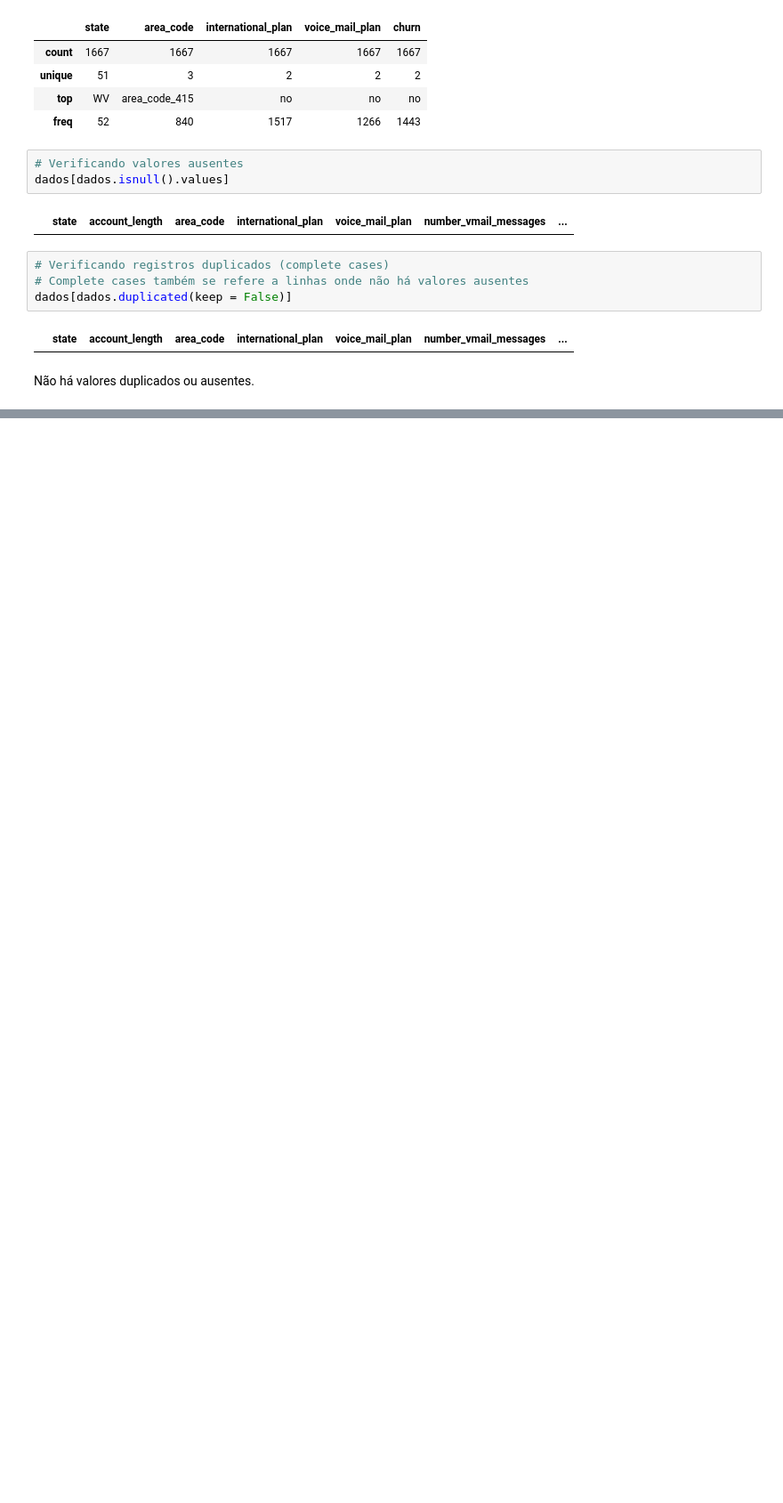
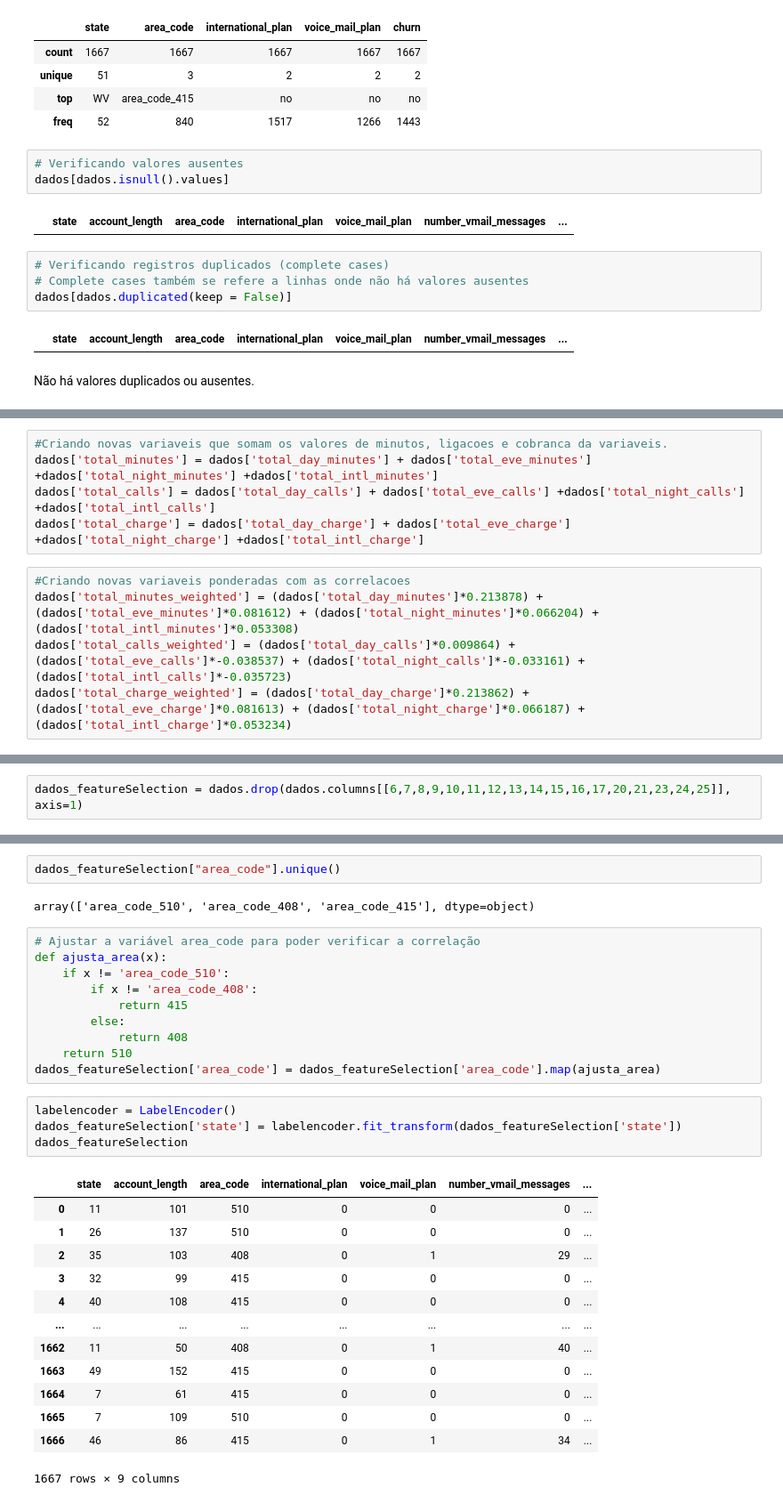
Before and after one commit to GabrielAraujoCarlos/Prevendo-Satisfacao-Cliente-Santander, a Jupyter notebook: PrevendoSatisfacao.ipynb, the cells around one changed output, grey strips where cells are left out. Shown at 89% size. Drawn from its saved outputs; the diff is of its cells as text; blank space fills up the shorter version.

Commit message:
Update project
add pre-processing, feature select and model creation

```diff
--- a/PrevendoSatisfacao.ipynb
+++ b/PrevendoSatisfacao.ipynb
@@ -138,0 +190,10 @@ Não há valores duplicados ou ausentes.
+# %%
+#Criando novas variaveis que somam os valores de minutos, ligacoes e cobranca da variaveis.
+dados['total_minutes'] = dados['total_day_minutes'] + dados['total_eve_minutes'] +dados['total_night_minutes'] +dados['total_intl_minutes']
+dados['total_calls'] = dados['total_day_calls'] + dados['total_eve_calls'] +dados['total_night_calls'] +dados['total_intl_calls']
+dados['total_charge'] = dados['total_day_charge'] + dados['total_eve_charge'] +dados['total_night_charge'] +dados['total_intl_charge']
+# %%
+#Criando novas variaveis ponderadas com as correlacoes
+dados['total_minutes_weighted'] = (dados['total_day_minutes']*0.213878) + (dados['total_eve_minutes']*0.081612) + (dados['total_night_minutes']*0.066204) + (dados['total_intl_minutes']*0.053308)
+dados['total_calls_weighted'] = (dados['total_day_calls']*0.009864) + (dados['total_eve_calls']*-0.038537) + (dados['total_night_calls']*-0.033161) + (dados['total_intl_calls']*-0.035723)
+dados['total_charge_weighted'] = (dados['total_day_charge']*0.213862) + (dados['total_eve_charge']*0.081613) + (dados['total_night_charge']*0.066187) + (dados['total_intl_charge']*0.053234)
@@ -138,0 +202,2 @@ Não há valores duplicados ou ausentes.
+# %%
+dados_featureSelection = dados.drop(dados.columns[[6,7,8,9,10,11,12,13,14,15,16,17,20,21,23,24,25]], axis=1)
@@ -138,0 +238,32 @@ Não há valores duplicados ou ausentes.
+# %%
+dados_featureSelection["area_code"].unique()
+# %% [output]
+array(['area_code_510', 'area_code_408', 'area_code_415'], dtype=object)
+# %%
+# Ajustar a variável area_code para poder verificar a correlação
+def ajusta_area(x):
+    if x != 'area_code_510':
+        if x != 'area_code_408':
+            return 415
+        else:
+            return 408
+    return 510
+dados_featureSelection['area_code'] = dados_featureSelection['area_code'].map(ajusta_area)
+# %%
+labelencoder = LabelEncoder()
+dados_featureSelection['state'] = labelencoder.fit_transform(dados_featureSelection['state'])
+dados_featureSelection
+# %% [output]
+|  | state | account_length | area_code | international_plan | voice_mail_plan | number_vmail_messages | ... |
+| 0 | 11 | 101 | 510 | 0 | 0 | 0 | ... |
+| 1 | 26 | 137 | 510 | 0 | 0 | 0 | ... |
+| 2 | 35 | 103 | 408 | 0 | 1 | 29 | ... |
+| 3 | 32 | 99 | 415 | 0 | 0 | 0 | ... |
+| 4 | 40 | 108 | 415 | 0 | 0 | 0 | ... |
+| ... | ... | ... | ... | ... | ... | ... | ... |
+| 1662 | 11 | 50 | 408 | 0 | 1 | 40 | ... |
+| 1663 | 49 | 152 | 415 | 0 | 0 | 0 | ... |
+| 1664 | 7 | 61 | 415 | 0 | 0 | 0 | ... |
+| 1665 | 7 | 109 | 510 | 0 | 0 | 0 | ... |
+| 1666 | 46 | 86 | 415 | 0 | 1 | 34 | ... |
+1667 rows × 9 columns
```
Also changed, not shown: parts of 47 cells of this notebook.
